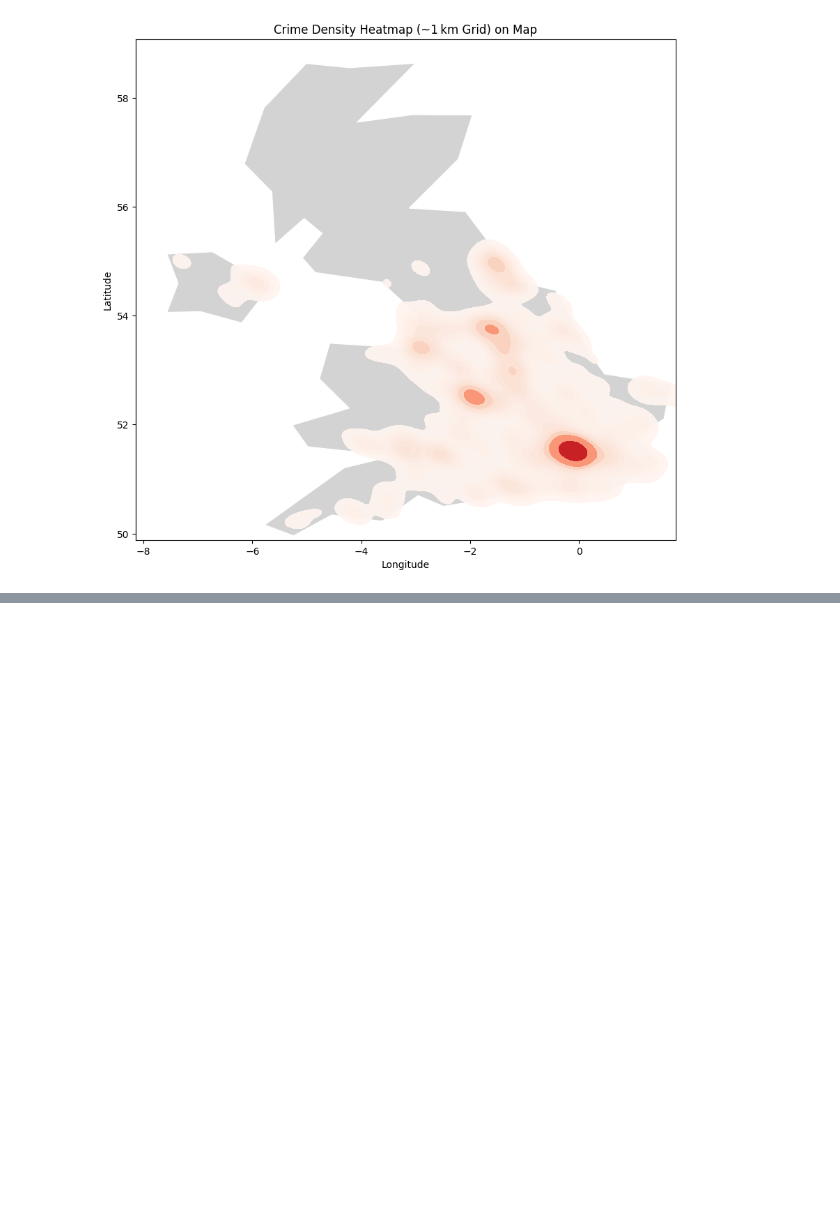
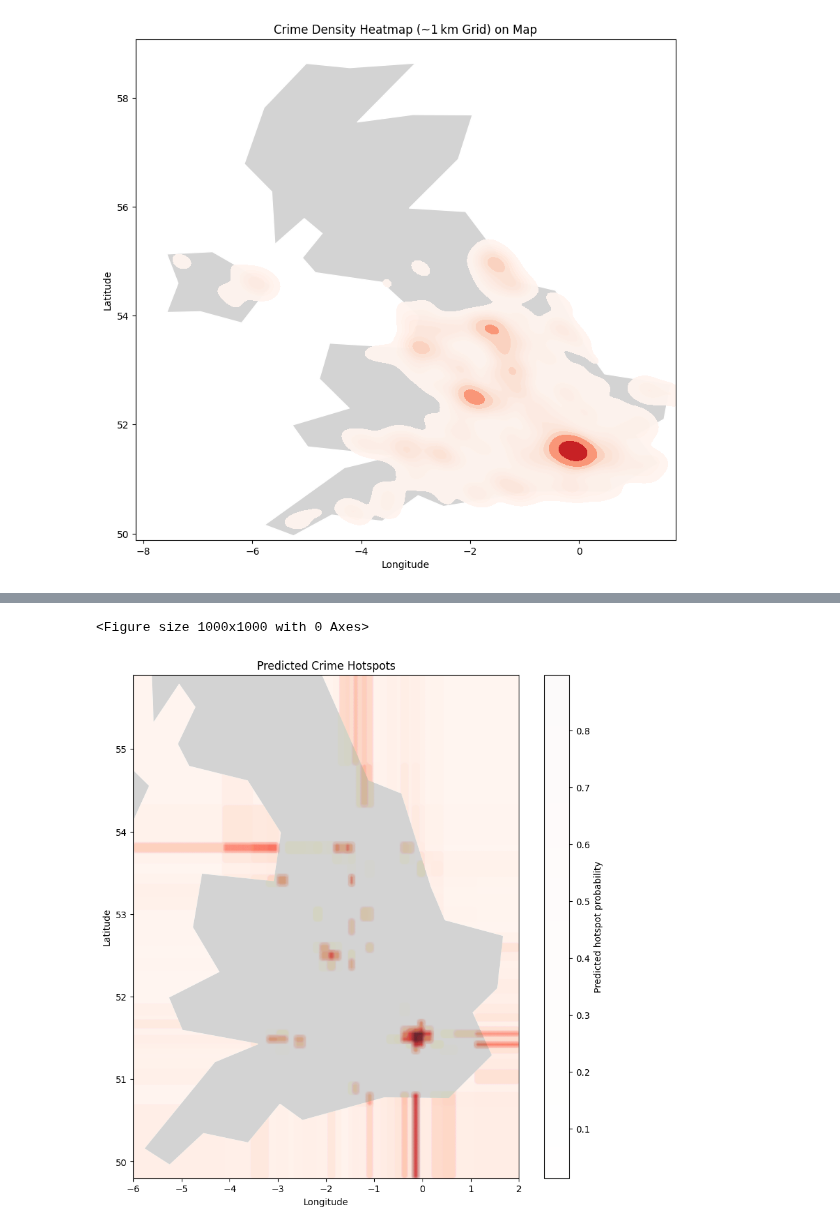
Before and after one commit to EnekoIsturitzSesma/Large-Sacale-Data-Crime-in-London, a Jupyter notebook: data_analysis_crimes_by_arrea.ipynb, the cells around one changed output, grey strips where cells are left out. Cells and saved outputs as stored; diff of their text form; code cells hidden in the pictures; blank space fills up the shorter version.

Commit message:
Hotspot prediction for UK and London

```diff
--- a/data_analysis_crimes_by_arrea.ipynb
+++ b/data_analysis_crimes_by_arrea.ipynb
@@ -397,0 +411,2 @@ plt.show()
+# %%
+df_subsample = df_clean.sample(fraction=0.8, seed=42)
@@ -397,0 +481,14 @@ plt.show()
+# %%
+grid_size = 0.01  # ~1km
+
+final_df = preprocess_df(df_subsample, grid_size, assembler)
+
+max_time = final_df.agg(F.max("time_index")).collect()[0][0]
+
+test_horizon = 5
+cutoff_time = max_time - test_horizon
+
+train_df = final_df.filter(F.col("time_index") <= cutoff_time).cache()
+test_df  = final_df.filter(F.col("time_index") > cutoff_time)
+
+print(train_df.count(), test_df.count())
@@ -397,0 +643,53 @@ plt.show()
+# %%
+london_preds = predict_hotspots_for_area(
+    spark=spark,
+    model=model,
+    vector_assembler=assembler,
+    grid_size=grid_size,
+    lat_min=UK_LAT_MIN,
+    lat_max=UK_LAT_MAX,
+    lon_min=UK_LON_MIN,
+    lon_max=UK_LON_MAX,
+    year=2025,
+    month=7
+)
+
+pred_pd = london_preds.toPandas().sort_values("p_hotspot", ascending=False)
+
+plt.figure(figsize=(10, 10))
+
+
+# geometry = [Point(xy) for xy in zip(grid_counts_pd["lon_center"],
+#                                    grid_counts_pd["lat_center"])]
+# gdf_grid = gpd.GeoDataFrame(grid_counts_pd,
+#                             geometry=geometry,
+#                             crs="EPSG:4326")
+
+
+world = gpd.read_file('map/ne_110m_admin_0_countries.dbf')
+basemap = world[world["NAME"] == "United Kingdom"]
+
+fig, ax = plt.subplots(figsize=(10, 10))
+
+basemap.to_crs(epsg=4326).plot(ax=ax,
+                              color="lightgray",
+                              edgecolor="white")
+
+sc = plt.scatter(
+    pred_pd["longitude"],
+    pred_pd["latitude"],
+    c=pred_pd["p_hotspot"],
+    cmap="Reds",
+    s=20,
+    alpha=0.02
+)
+
+plt.colorbar(sc, label="Predicted hotspot probability")
+plt.xlabel("Longitude")
+plt.ylabel("Latitude")
+plt.title("Predicted Crime Hotspots")
+plt.xlim(UK_LON_MIN, UK_LON_MAX)
+plt.ylim(UK_LAT_MIN, UK_LAT_MAX)
+
+plt.show()
+# %% [output]
@@ -397,0 +697,2 @@ plt.show()
+<Figure size 1000x1000 with 0 Axes>
+[figure, added]
```
Also changed, not shown: parts of 19 cells of this notebook, 9 other files.
